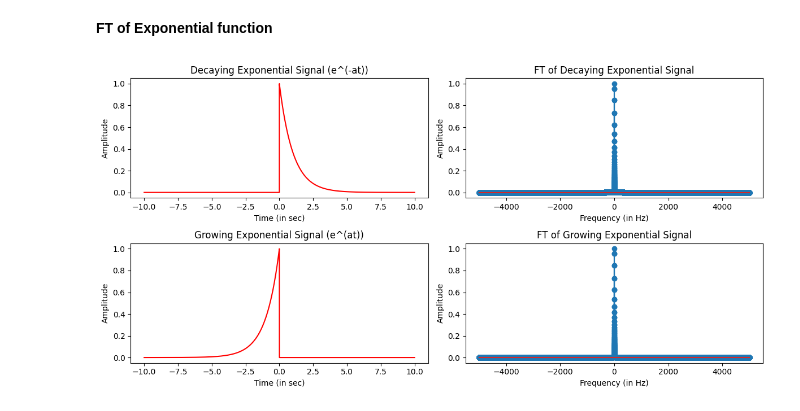
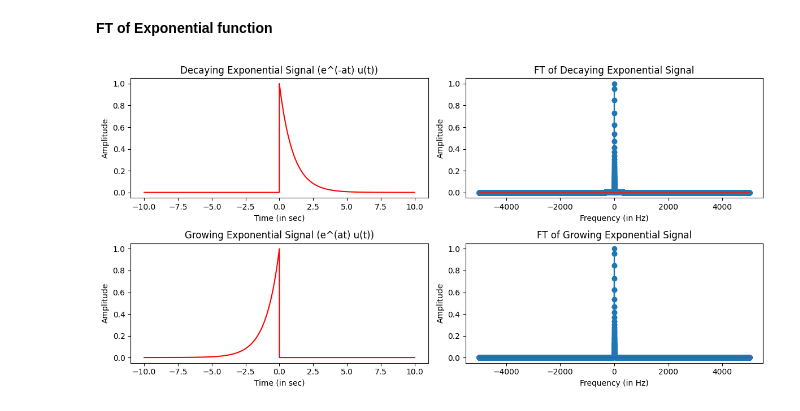
Before and after one commit to nageshwar-mehta/Signal_and_system, a Jupyter notebook: FT_of_basic_signals.ipynb, the cells around one changed output. Drawn from its saved outputs; the diff is of its cells as text; code cells hidden in the pictures.

```diff
--- a/FT_of_basic_signals.ipynb
+++ b/FT_of_basic_signals.ipynb
@@ -113,7 +113,7 @@ frequency_decay = np.fft.fftshift(np.fft.fftfreq(len(decay_signal), 1/sampling_r
 plt.figure(figsize=[12, 6])
 
 plt.subplot(2, 2, 1)
-plt.title("Decaying Exponential Signal (e^(-at))")
+plt.title("Decaying Exponential Signal (e^(-at) u(t))")
 plt.ylabel("Amplitude")
 plt.xlabel("Time (in sec)")
 plt.plot(time_vector_decay, decay_signal, color="red")
@@ -135,32 +135,32 @@ time_vector_growth = np.linspace(-duration, duration, sampling_rate * duration *
 growth_signal = []
 for i in range(len(time_vector_growth)):
     if(time_vector_growth[i]<0):
         growth_signal.append(np.exp(decay_rate * time_vector_growth[i]))
     else :
         growth_signal.append(0)
 
 
 
 # Compute the Fourier transform of the growing exponential signal
 dft_growth_signal = np.fft.fftshift(np.fft.fft(growth_signal))
 frequency_growth = np.fft.fftshift(np.fft.fftfreq(len(growth_signal), 1/sampling_rate))
 
 # Plot the growing exponential signal in the time domain
 plt.subplot(2, 2, 3)
-plt.title("Growing Exponential Signal (e^(at))")
+plt.title("Growing Exponential Signal (e^(at) u(t))")
 plt.ylabel("Amplitude")
 plt.xlabel("Time (in sec)")
 plt.plot(time_vector_growth, growth_signal, color="red")
 
 # Plot the Fourier transform of the growing exponential signal in the frequency domain
 plt.subplot(2, 2, 4)
 plt.title("FT of Growing Exponential Signal")
 plt.xlabel("Frequency (in Hz)")
 plt.ylabel("Amplitude")
 # plt.ylim(0,1)
 plt.stem(frequency_growth, abs(dft_growth_signal)/sampling_rate)
 
 plt.tight_layout()
 plt.show()
 # %% [output]
-[figure, old version]
+[figure, new version]
```
Also changed, not shown: parts of 4 cells of this notebook.
